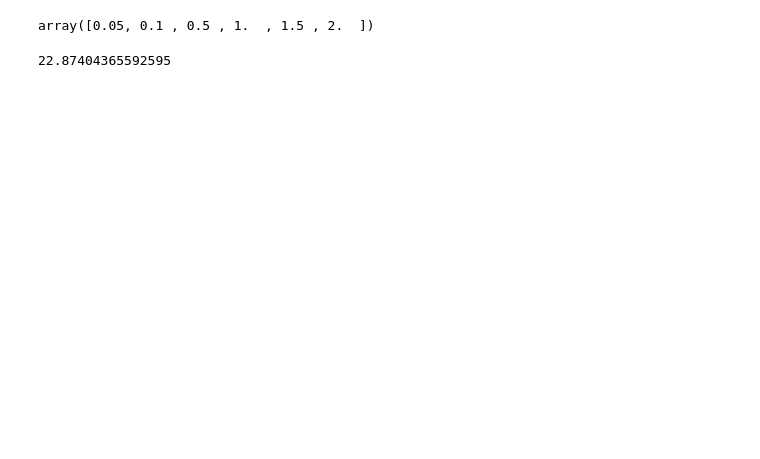
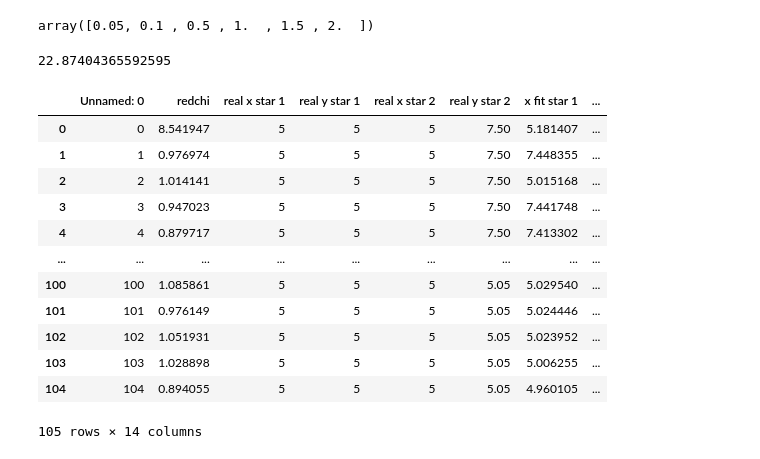
Before and after one commit to Higgins00/AstroResearch, a Jupyter notebook: Simulations.ipynb, the cells around one changed output. Drawn from its saved outputs; the diff is of its cells as text; code cells hidden in the pictures; blank space fills up the shorter version.

```diff
--- a/Simulations.ipynb
+++ b/Simulations.ipynb
@@ -3165,3 +3164,21 @@ tot_flux = 2000
 amp/(np.sqrt(tot_flux)*1.25331414*np.sqrt(2/1315))
 # %% [output]
 22.87404365592595
+# %%
+data = pd.read_csv('paper_revision.csv')
+# %%
+data
+# %% [output]
+|  | Unnamed: 0 | redchi | real x star 1 | real y star 1 | real x star 2 | real y star 2 | x fit star 1 | ... |
+| 0 | 0 | 8.541947 | 5 | 5 | 5 | 7.50 | 5.181407 | ... |
+| 1 | 1 | 0.976974 | 5 | 5 | 5 | 7.50 | 7.448355 | ... |
+| 2 | 2 | 1.014141 | 5 | 5 | 5 | 7.50 | 5.015168 | ... |
+| 3 | 3 | 0.947023 | 5 | 5 | 5 | 7.50 | 7.441748 | ... |
+| 4 | 4 | 0.879717 | 5 | 5 | 5 | 7.50 | 7.413302 | ... |
+| ... | ... | ... | ... | ... | ... | ... | ... | ... |
+| 100 | 100 | 1.085861 | 5 | 5 | 5 | 5.05 | 5.029540 | ... |
+| 101 | 101 | 0.976149 | 5 | 5 | 5 | 5.05 | 5.024446 | ... |
+| 102 | 102 | 1.051931 | 5 | 5 | 5 | 5.05 | 5.023952 | ... |
+| 103 | 103 | 1.028898 | 5 | 5 | 5 | 5.05 | 5.006255 | ... |
+| 104 | 104 | 0.894055 | 5 | 5 | 5 | 5.05 | 4.960105 | ... |
+105 rows × 14 columns
```
Also changed, not shown: parts of 7 cells of this notebook, 1 other file.
